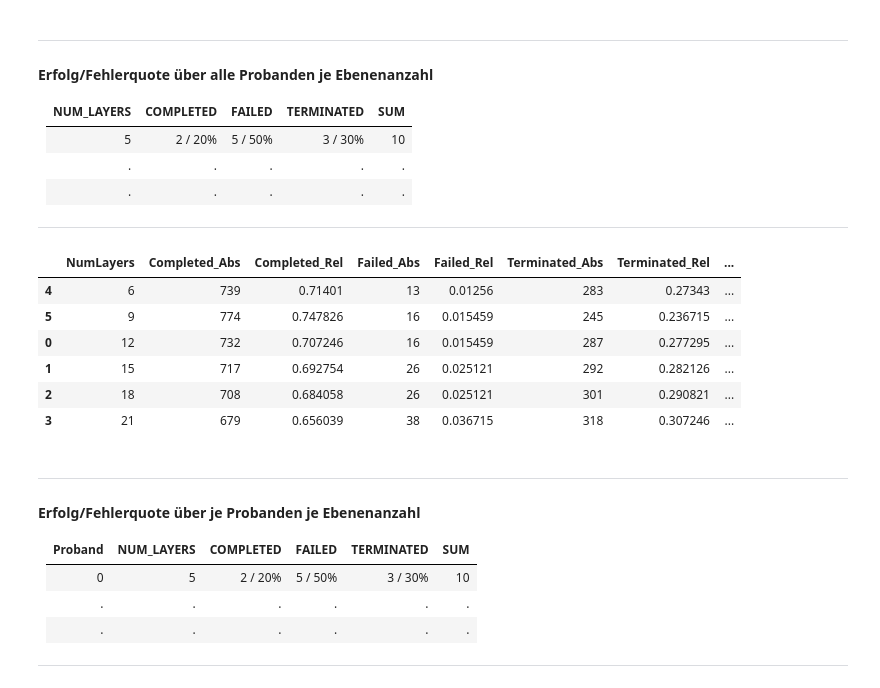
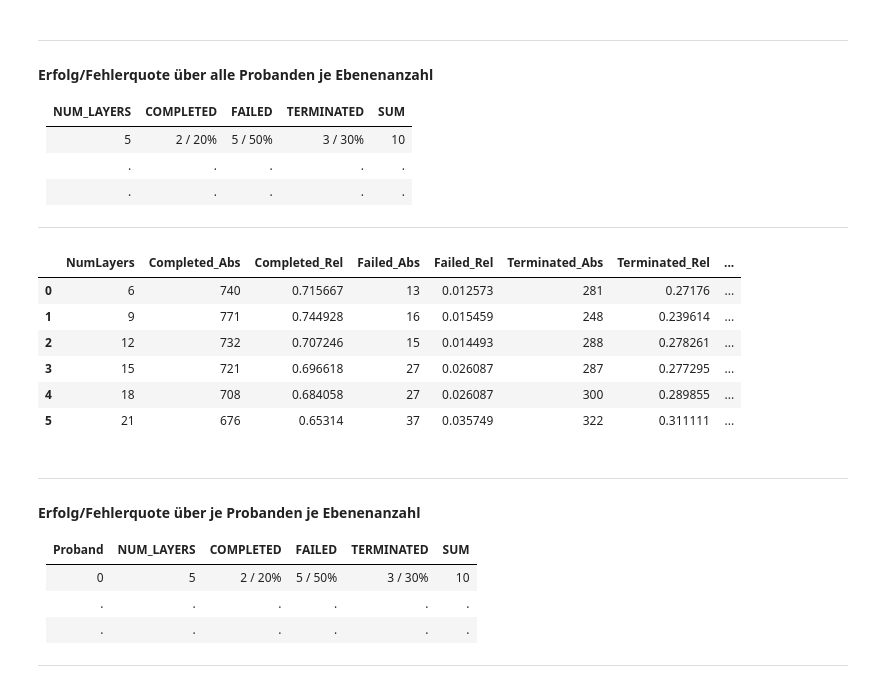
Before and after one commit to visualengineers/reflex-avi2022-results, a Jupyter notebook: code/zelasto study.ipynb, the cells around one changed output. Cells and saved outputs as stored; diff of their text form; code cells hidden in the pictures.

```diff
--- a/code/zelasto study.ipynb
+++ b/code/zelasto study.ipynb
@@ -548,7 +468,7 @@ Float64Index([12.221,    9.3, 11.357, 10.526,  9.006,  9.445, 12.669,   8.59,
 | .              | .         | .       | .          | .   |
 ---
 # %%
-df_resultStat = pd.read_csv('results.csv', sep=";", names = cn_result)
+df_resultStat = pd.read_csv('results.csv', sep=";")
 df_resultStat = df_resultStat.iloc[1: , :]
 
 cn_rates = ["NumLayers", "Completed_Abs", "Completed_Rel", "Failed_Abs", "Failed_Rel", "Terminated_Abs", "Terminated_Rel", "Sum"]
@@ -567,39 +487,39 @@ for elem in groups:
 count = grouped["Result"].count()
 
 for index, value in count.items():
     rate = df_rates.loc[(df_rates["NumLayers"] == index[0])]
     r_index = rate.index
 
     if index[1] == " COMPLETED":
         compl_sum = int(rate["Completed_Abs"]) + value;
         df_rates.iat[r_index[0], 1] = compl_sum
 
     if index[1] == " FAILED":
         fail_sum = int(rate["Failed_Abs"]) + value;
         df_rates.iat[r_index[0], 3] = fail_sum
 
     if index[1] == " TERMINATED":
         term_sum = int(rate["Terminated_Abs"]) + value;
         df_rates.iat[r_index[0], 5] = term_sum
 
 df_rates["Sum"] = df_rates["Completed_Abs"] + df_rates["Failed_Abs"] + df_rates["Terminated_Abs"]
 df_rates["Completed_Rel"] = df_rates["Completed_Abs"] / df_rates["Sum"]
 df_rates["Failed_Rel"] = df_rates["Failed_Abs"] / df_rates["Sum"]
 df_rates["Terminated_Rel"] = df_rates["Terminated_Abs"] / df_rates["Sum"]
 
 df_rates["Sum_Rel"] = df_rates["Completed_Rel"] + df_rates["Failed_Rel"] + df_rates["Terminated_Rel"]
 
 display(df_rates.sort_values(by="NumLayers", key=lambda col: col.astype(int)))
 
 df_rates.to_csv(r'rates_global_layers.csv', sep= ";")
 # %% [output]
 |  | NumLayers | Completed_Abs | Completed_Rel | Failed_Abs | Failed_Rel | Terminated_Abs | Terminated_Rel | ... |
-| 4 | 6 | 739 | 0.71401 | 13 | 0.01256 | 283 | 0.27343 | ... |
-| 5 | 9 | 774 | 0.747826 | 16 | 0.015459 | 245 | 0.236715 | ... |
-| 0 | 12 | 732 | 0.707246 | 16 | 0.015459 | 287 | 0.277295 | ... |
-| 1 | 15 | 717 | 0.692754 | 26 | 0.025121 | 292 | 0.282126 | ... |
-| 2 | 18 | 708 | 0.684058 | 26 | 0.025121 | 301 | 0.290821 | ... |
-| 3 | 21 | 679 | 0.656039 | 38 | 0.036715 | 318 | 0.307246 | ... |
+| 0 | 6 | 740 | 0.715667 | 13 | 0.012573 | 281 | 0.27176 | ... |
+| 1 | 9 | 771 | 0.744928 | 16 | 0.015459 | 248 | 0.239614 | ... |
+| 2 | 12 | 732 | 0.707246 | 15 | 0.014493 | 288 | 0.278261 | ... |
+| 3 | 15 | 721 | 0.696618 | 27 | 0.026087 | 287 | 0.277295 | ... |
+| 4 | 18 | 708 | 0.684058 | 27 | 0.026087 | 300 | 0.289855 | ... |
+| 5 | 21 | 676 | 0.65314 | 37 | 0.035749 | 322 | 0.311111 | ... |
 # %% [markdown]
 ---
 #### Erfolg/Fehlerquote über je Probanden je Ebenenanzahl
```
Also changed, not shown: parts of 9 cells of this notebook, 9 other files.
